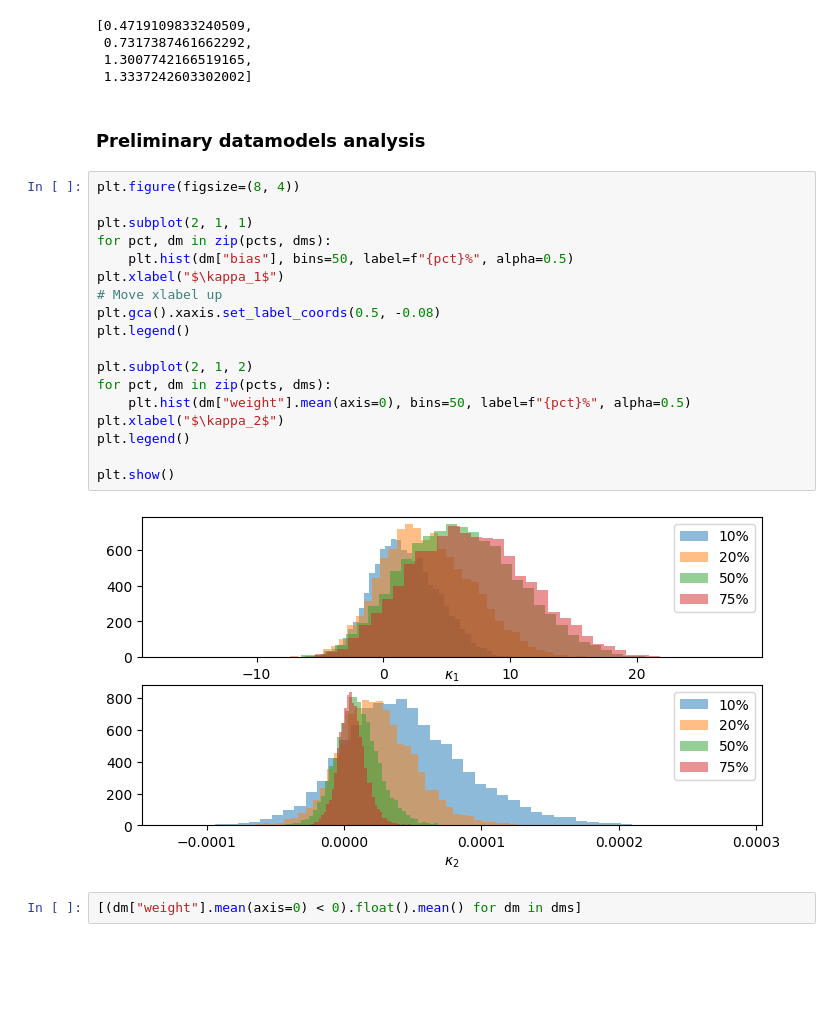
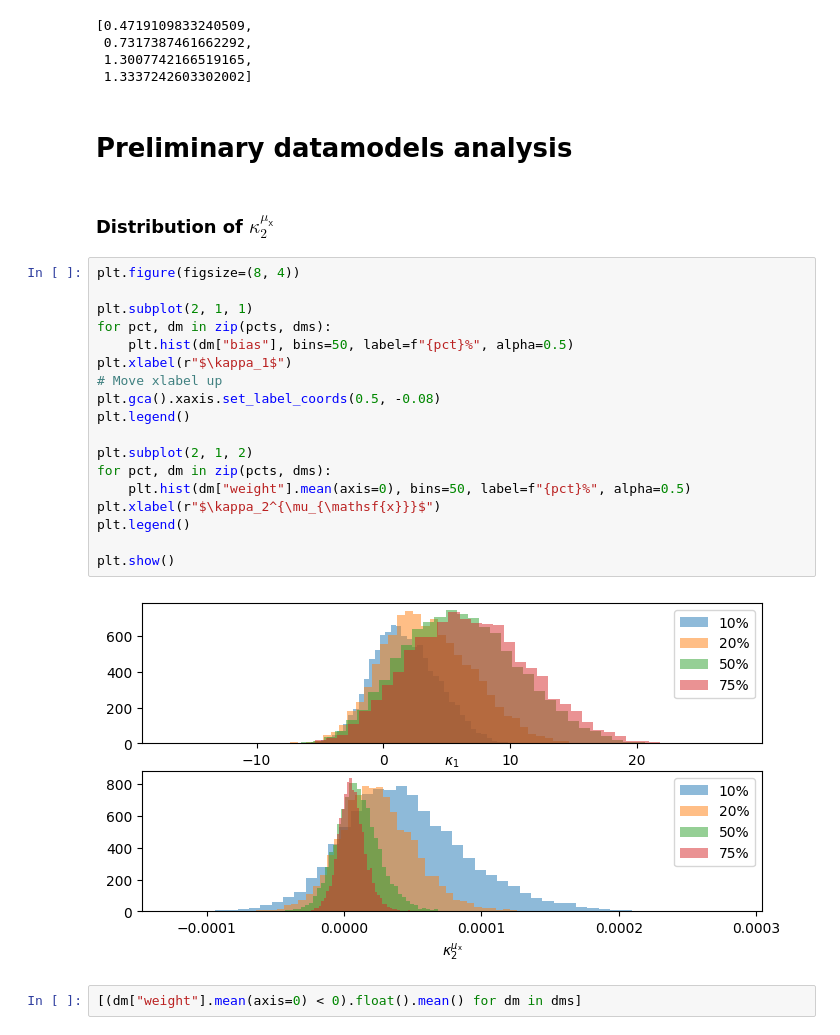
Before and after one commit to ed1d1a8d/scaling, a Jupyter notebook: notebooks/datamodels/back-out-scaling-laws.ipynb, the cells around one changed output. Saved outputs shown, nothing was run; the diff lists cells and outputs as text; blank space fills up the shorter version.

```diff
--- a/notebooks/datamodels/back-out-scaling-laws.ipynb
+++ b/notebooks/datamodels/back-out-scaling-laws.ipynb
@@ -54,27 +54,29 @@ What is `train_loss`? Note that it goes up with pct.
  1.3007742166519165,
  1.3337242603302002]
 # %% [markdown]
-### Preliminary datamodels analysis
+# Preliminary datamodels analysis
+# %% [markdown]
+### Distribution of $\kappa_2^{\mu_\mathsf{x}}$
 # %%
 plt.figure(figsize=(8, 4))
 
 plt.subplot(2, 1, 1)
 for pct, dm in zip(pcts, dms):
     plt.hist(dm["bias"], bins=50, label=f"{pct}%", alpha=0.5)
-plt.xlabel("$\kappa_1$")
+plt.xlabel(r"$\kappa_1$")
 # Move xlabel up
 plt.gca().xaxis.set_label_coords(0.5, -0.08)
 plt.legend()
 
 plt.subplot(2, 1, 2)
 for pct, dm in zip(pcts, dms):
     plt.hist(dm["weight"].mean(axis=0), bins=50, label=f"{pct}%", alpha=0.5)
-plt.xlabel("$\kappa_2$")
+plt.xlabel(r"$\kappa_2^{\mu_{\mathsf{x}}}$")
 plt.legend()
 
 plt.show()
 # %% [output]
-[figure, old version]
+[figure, new version]
 # %%
 [(dm["weight"].mean(axis=0) < 0).float().mean() for dm in dms]
 # %% [output]
```
Also changed, not shown: parts of 7 cells of this notebook.
